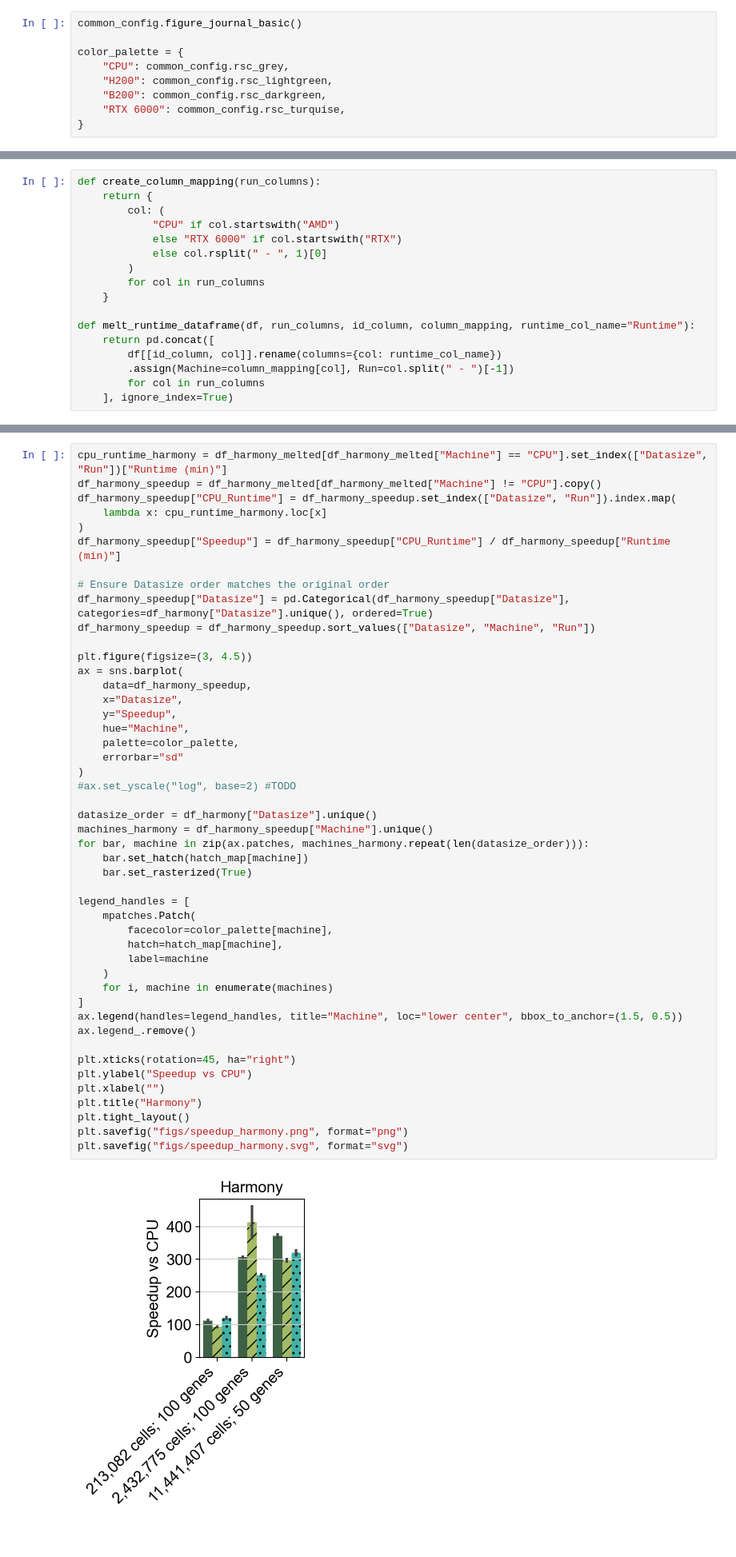
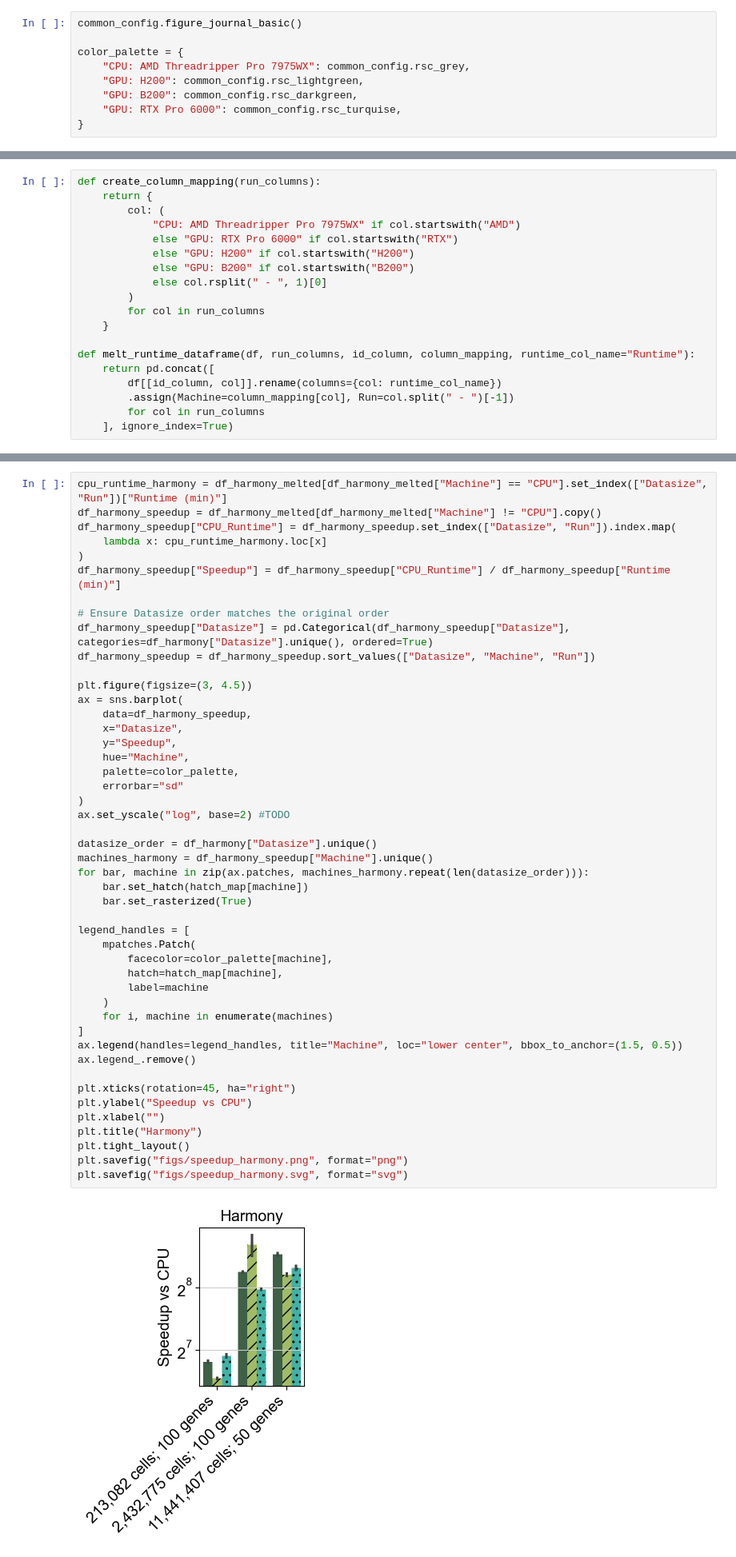
Before and after one commit to theislab/rapids_singlecell-reproducibility, a Jupyter notebook: benchmarks/speed/runtime_plots.ipynb, the cells around one changed output, grey strips where cells are left out. Shown at 80% size. Drawn from its saved outputs; the diff is of its cells as text.

```diff
--- a/benchmarks/speed/runtime_plots.ipynb
+++ b/benchmarks/speed/runtime_plots.ipynb
@@ -16,10 +18,10 @@ import common_config
 common_config.figure_journal_basic()
 
 color_palette = {
-    "CPU": common_config.rsc_grey,
-    "H200": common_config.rsc_lightgreen,
-    "B200": common_config.rsc_darkgreen,
-    "RTX 6000": common_config.rsc_turquise,
+    "CPU: AMD Threadripper Pro 7975WX": common_config.rsc_grey,
+    "GPU: H200": common_config.rsc_lightgreen,
+    "GPU: B200": common_config.rsc_darkgreen,
+    "GPU: RTX Pro 6000": common_config.rsc_turquise,
 }
 # %% [markdown]
 ### Load and prepare data
@@ -27,8 +29,10 @@ color_palette = {
 def create_column_mapping(run_columns):
     return {
         col: (
-            "CPU" if col.startswith("AMD")
-            else "RTX 6000" if col.startswith("RTX")
+            "CPU: AMD Threadripper Pro 7975WX" if col.startswith("AMD")
+            else "GPU: RTX Pro 6000" if col.startswith("RTX")
+            else "GPU: H200" if col.startswith("H200")
+            else "GPU: B200" if col.startswith("B200")
             else col.rsplit(" - ", 1)[0]
         )
         for col in run_columns
@@ -214,32 +227,32 @@ ax = sns.barplot(
     hue="Machine",
     palette=color_palette,
     errorbar="sd"
 )
-#ax.set_yscale("log", base=2) #TODO
+ax.set_yscale("log", base=2) #TODO
 
 datasize_order = df_harmony["Datasize"].unique()
 machines_harmony = df_harmony_speedup["Machine"].unique()
 for bar, machine in zip(ax.patches, machines_harmony.repeat(len(datasize_order))):
     bar.set_hatch(hatch_map[machine])
     bar.set_rasterized(True)
 
 legend_handles = [
     mpatches.Patch(
         facecolor=color_palette[machine],
         hatch=hatch_map[machine],
         label=machine
     )
     for i, machine in enumerate(machines)
 ]
 ax.legend(handles=legend_handles, title="Machine", loc="lower center", bbox_to_anchor=(1.5, 0.5))
 ax.legend_.remove()
 
 plt.xticks(rotation=45, ha="right")
 plt.ylabel("Speedup vs CPU")
 plt.xlabel("")
 plt.title("Harmony")
 plt.tight_layout()
 plt.savefig("figs/speedup_harmony.png", format="png")
 plt.savefig("figs/speedup_harmony.svg", format="svg")
 # %% [output]
-[figure, old version]
+[figure, new version]
```
Also changed, not shown: parts of 4 cells of this notebook, 4 other files.
